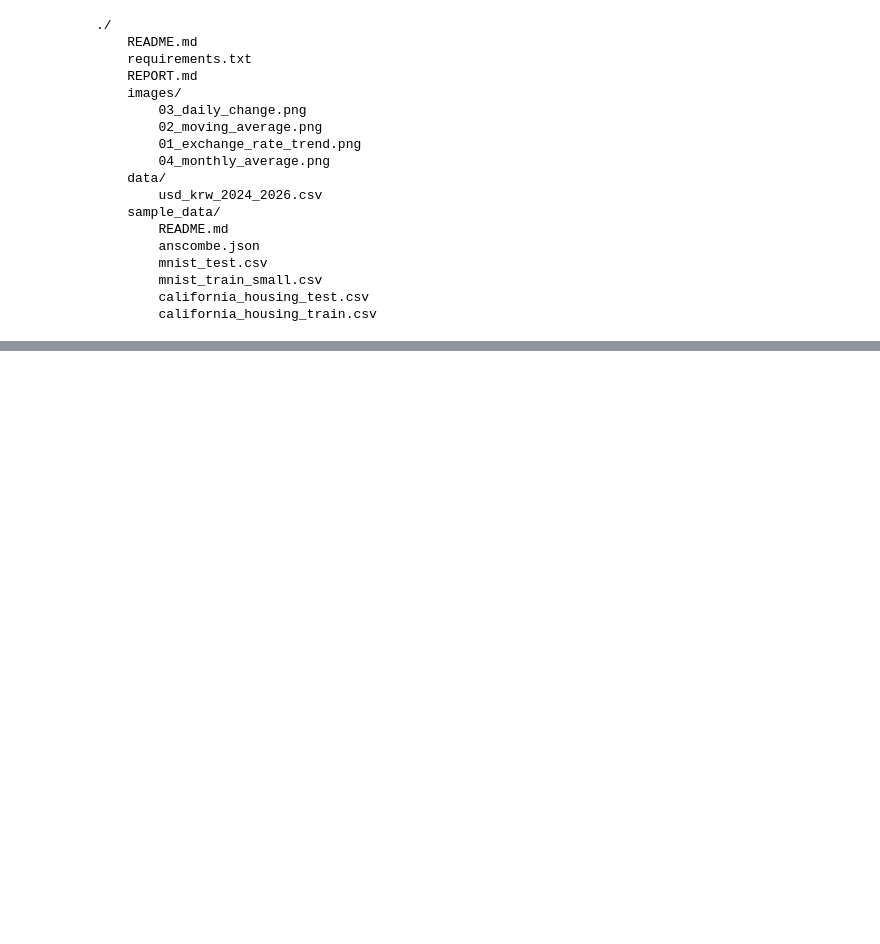
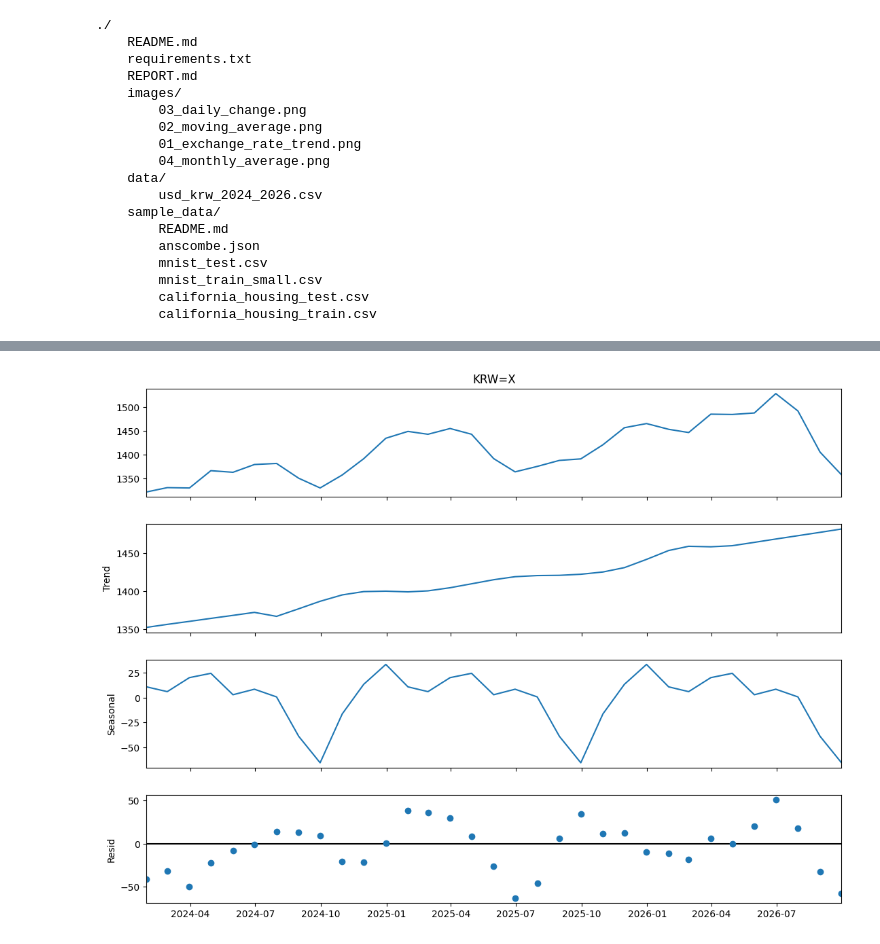
Before and after one commit to kimblessing22-commits/usd-krw-time-series-analysis, a Jupyter notebook: analysis.ipynb, the cells around one changed output, grey strips where cells are left out. Cells and saved outputs as stored; diff of their text form; code cells hidden in the pictures; blank space fills up the shorter version.

```diff
--- a/analysis.ipynb
+++ b/analysis.ipynb
@@ -831,0 +877,24 @@ for root, dirs, files in os.walk("."):
+# %%
+import os
+os.makedirs("images", exist_ok=True)
+import yfinance as yf
+import pandas as pd
+import matplotlib.pyplot as plt
+from statsmodels.tsa.seasonal import seasonal_decompose
+
+# 데이터 다시 불러오기
+df = yf.download(
+    "KRW=X",
+    start="2024-01-01",
+    end="2026-10-01",
+    interval="1d"
+)
+
+# Close 데이터 추출
+close = df["Close"]["KRW=X"]
+
+# 월평균 계산
+monthly_avg = close.resample("ME").mean()
+
+# 확인
+monthly_avg.head()
@@ -831,0 +913,20 @@ for root, dirs, files in os.walk("."):
+# %%
+decomposition = seasonal_decompose(
+    monthly_avg,
+    model="additive",
+    period=12,
+    extrapolate_trend="freq"
+)
+
+fig = decomposition.plot()
+fig.set_size_inches(12, 9)
+
+plt.savefig(
+    "images/05_seasonal_decomposition.png",
+    dpi=300,
+    bbox_inches="tight"
+)
+
+plt.show()
+# %% [output]
+[figure, added]
```
Also changed, not shown: parts of 12 cells of this notebook, 9 other files.
